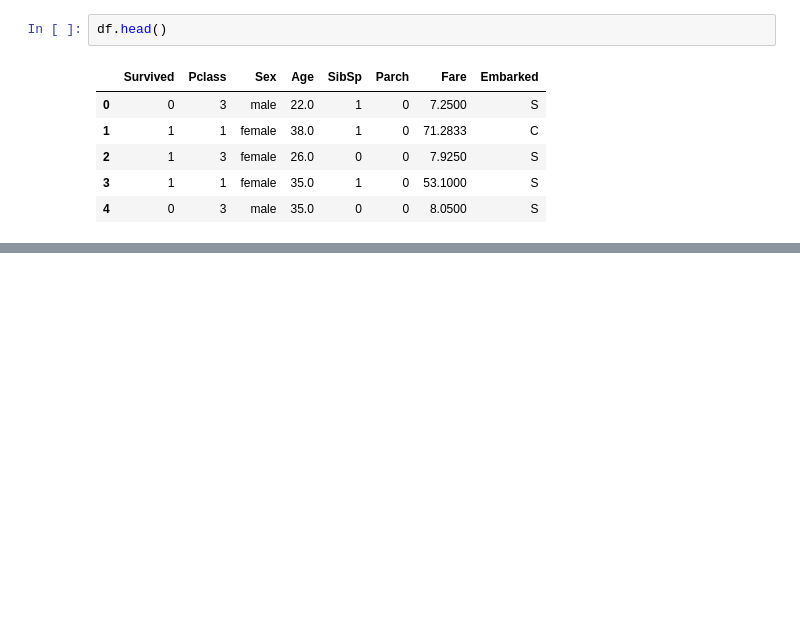
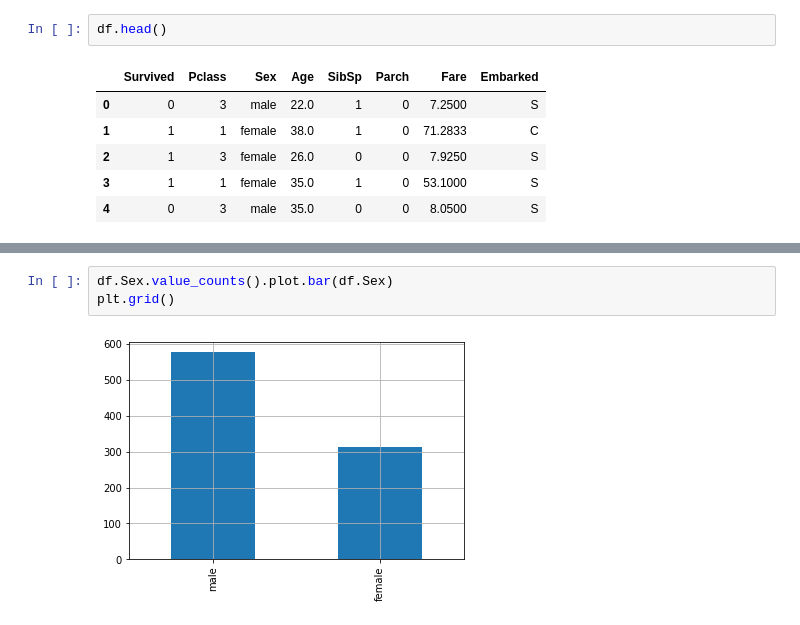
Before and after one commit to Naveen-Karanamu/Titanic-Survival, a Jupyter notebook: main.ipynb, the cells around one changed output, grey strips where cells are left out. Drawn from its saved outputs; the diff is of its cells as text; blank space fills up the shorter version.

```diff
--- a/main.ipynb
+++ b/main.ipynb
@@ -348,0 +361,5 @@ df.head()
+# %%
+df.Sex.value_counts().plot.bar(df.Sex)
+plt.grid()
+# %% [output]
+[figure, added]
```
Also changed, not shown: parts of 3 cells of this notebook.
